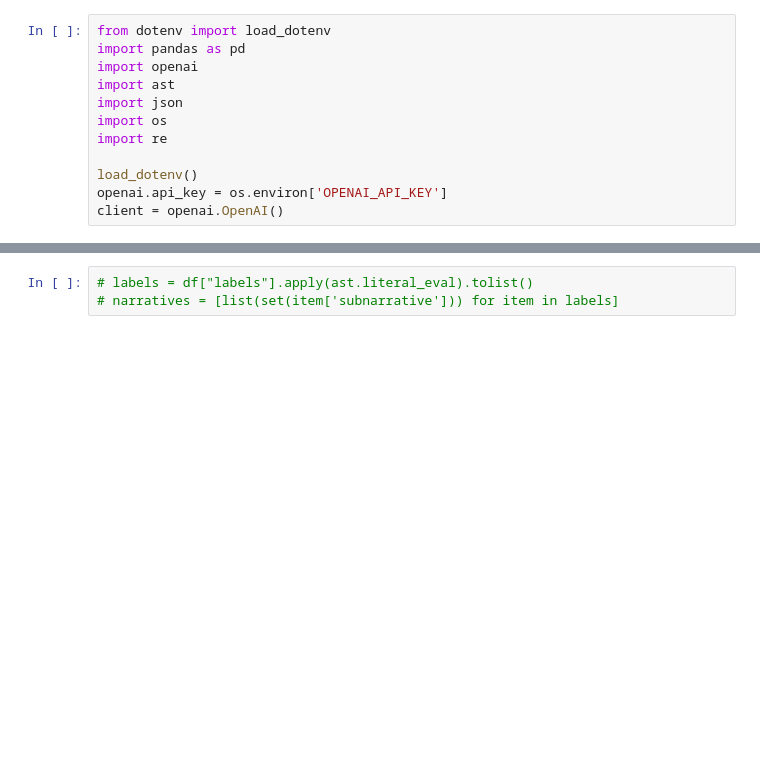
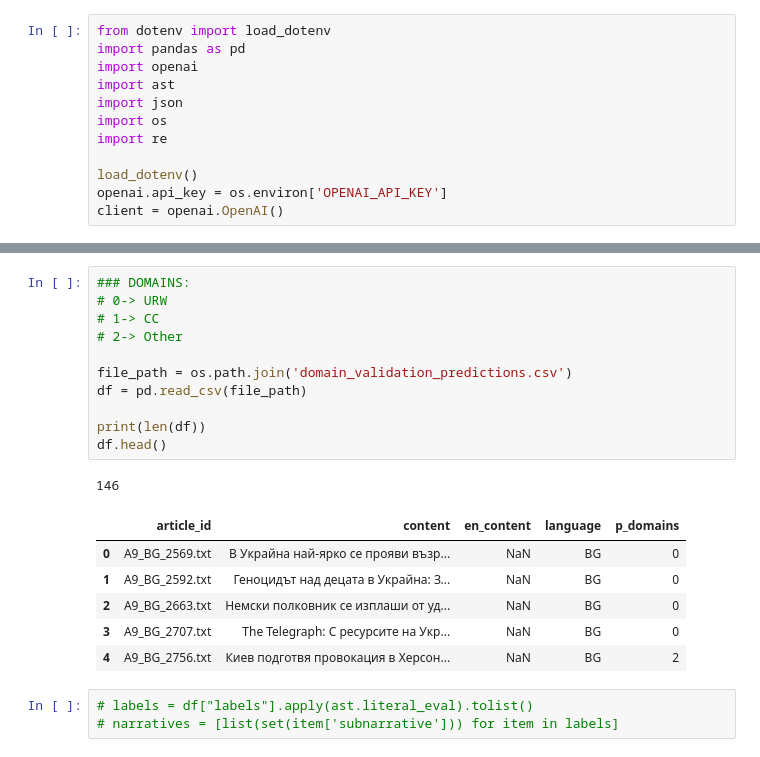
Before and after one commit to g-assismoraes/irapuarani, a Jupyter notebook: src/gpt4omini.ipynb, the cells around one changed output, grey strips where cells are left out. Cells and saved outputs as stored; diff of their text form; blank space fills up the shorter version.

```diff
--- a/src/gpt4omini.ipynb
+++ b/src/gpt4omini.ipynb
@@ -44,6 +44,25 @@ df.head()
 | 2 | A9_BG_8210.txt | Украйна – след войната\r\n\r\nДор... | URW | {'narrative': ['Speculating war o... | 0 | BG | 2 |
 | 3 | BG_1423.txt | България да се готви: Учен от Шве... | CC | {'narrative': ['Amplifying Climat... | 1 | BG | 1 |
 | 4 | BG_839.txt | Посланикът на САЩ: България вече ... | NaN | {'narrative': ['Other'], 'subnarr... | 2 | BG | 0 |
+# %%
+### DOMAINS:
+# 0-> URW
+# 1-> CC
+# 2-> Other
+
+file_path = os.path.join('domain_validation_predictions.csv')
+df = pd.read_csv(file_path)
+
+print(len(df))
+df.head()
+# %% [output]
+146
+|  | article_id | content | en_content | language | p_domains |
+| 0 | A9_BG_2569.txt | В Украйна най-ярко се прояви възр... | NaN | BG | 0 |
+| 1 | A9_BG_2592.txt | Геноцидът над децата в Украйна: З... | NaN | BG | 0 |
+| 2 | A9_BG_2663.txt | Немски полковник се изплаши от уд... | NaN | BG | 0 |
+| 3 | A9_BG_2707.txt | The Telegraph: С ресурсите на Укр... | NaN | BG | 0 |
+| 4 | A9_BG_2756.txt | Киев подготвя провокация в Херсон... | NaN | BG | 2 |
 # %%
 # labels = df["labels"].apply(ast.literal_eval).tolist()
 # narratives = [list(set(item['subnarrative'])) for item in labels]
```
Also changed, not shown: parts of 6 cells of this notebook, 21 other files.
